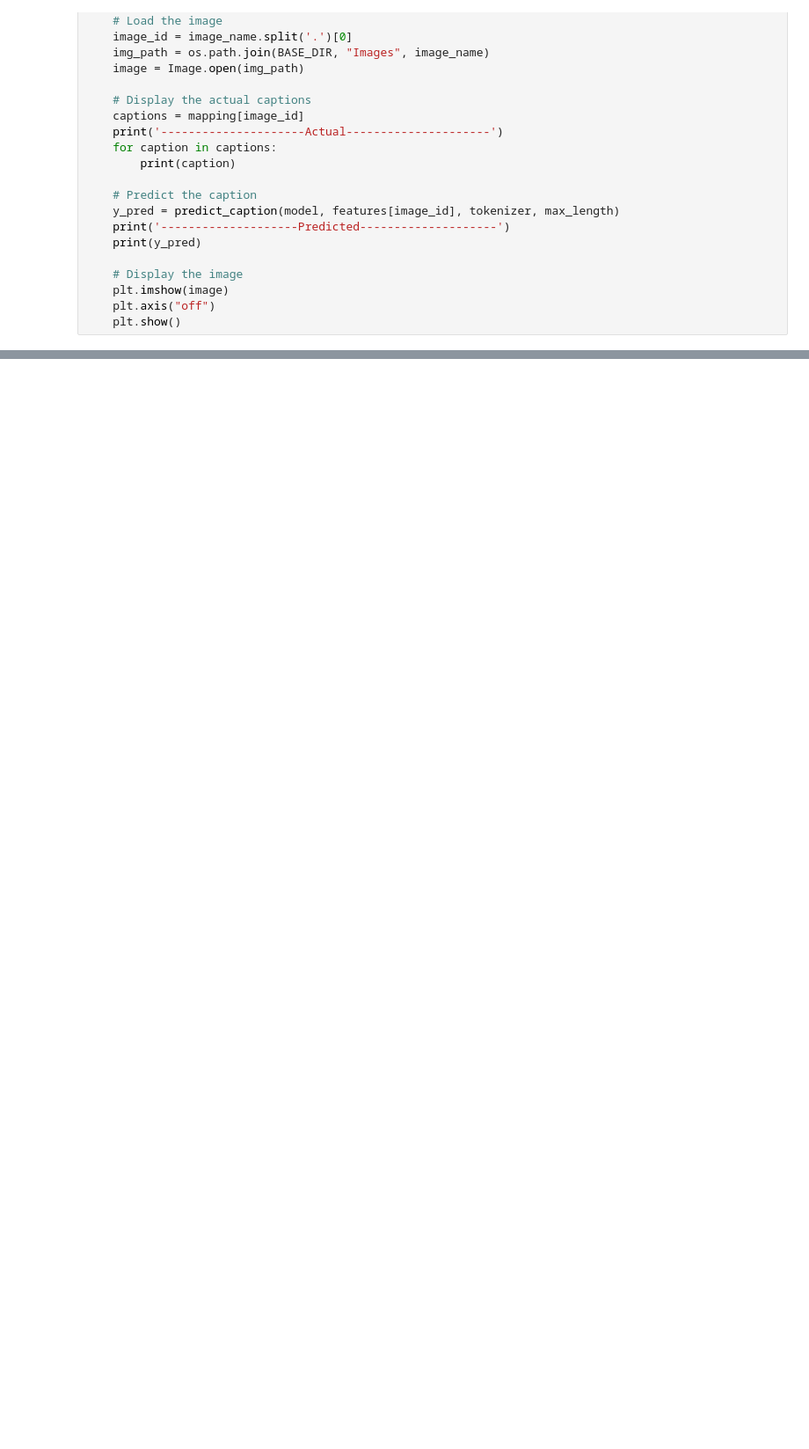
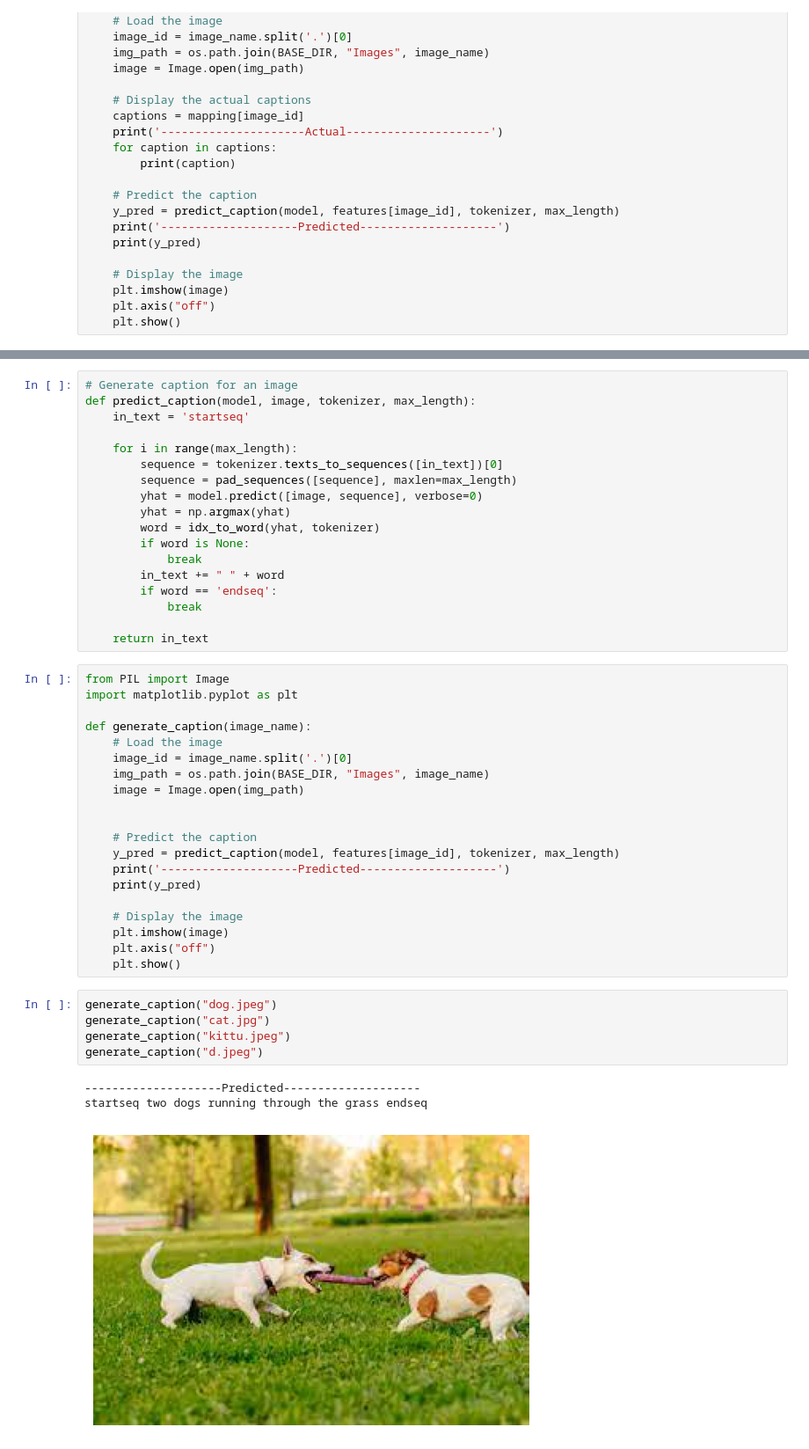
Before and after one commit to mayurgadakh/Image-Captioning, a Jupyter notebook: High/highest_V2B0.ipynb, the cells around one changed output, grey strips where cells are left out. Shown: that part at 88% size. Cells and saved outputs as stored; diff of their text form; blank space fills up the shorter version.

```diff
--- a/High/highest_V2B0.ipynb
+++ b/High/highest_V2B0.ipynb
@@ -372,0 +427,47 @@ startseq two people sit on bench under tree endseq
+# %%
+# Generate caption for an image
+def predict_caption(model, image, tokenizer, max_length):
+    in_text = 'startseq'
+
+    for i in range(max_length):
+        sequence = tokenizer.texts_to_sequences([in_text])[0]
+        sequence = pad_sequences([sequence], maxlen=max_length)
+        yhat = model.predict([image, sequence], verbose=0)
+        yhat = np.argmax(yhat)
+        word = idx_to_word(yhat, tokenizer)
+        if word is None:
+            break
+        in_text += " " + word
+        if word == 'endseq':
+            break
+
+    return in_text
+# %%
+from PIL import Image
+import matplotlib.pyplot as plt
+
+def generate_caption(image_name):
+    # Load the image
+    image_id = image_name.split('.')[0]
+    img_path = os.path.join(BASE_DIR, "Images", image_name)
+    image = Image.open(img_path)
+
+
+    # Predict the caption
+    y_pred = predict_caption(model, features[image_id], tokenizer, max_length)
+    print('--------------------Predicted--------------------')
+    print(y_pred)
+
+    # Display the image
+    plt.imshow(image)
+    plt.axis("off")
+    plt.show()
+# %%
+generate_caption("dog.jpeg")
+generate_caption("cat.jpg")
+generate_caption("kittu.jpeg")
+generate_caption("d.jpeg")
+# %% [output]
+--------------------Predicted--------------------
+startseq two dogs running through the grass endseq
+[figure, added]
```
Also changed, not shown: parts of 32 cells of this notebook.
